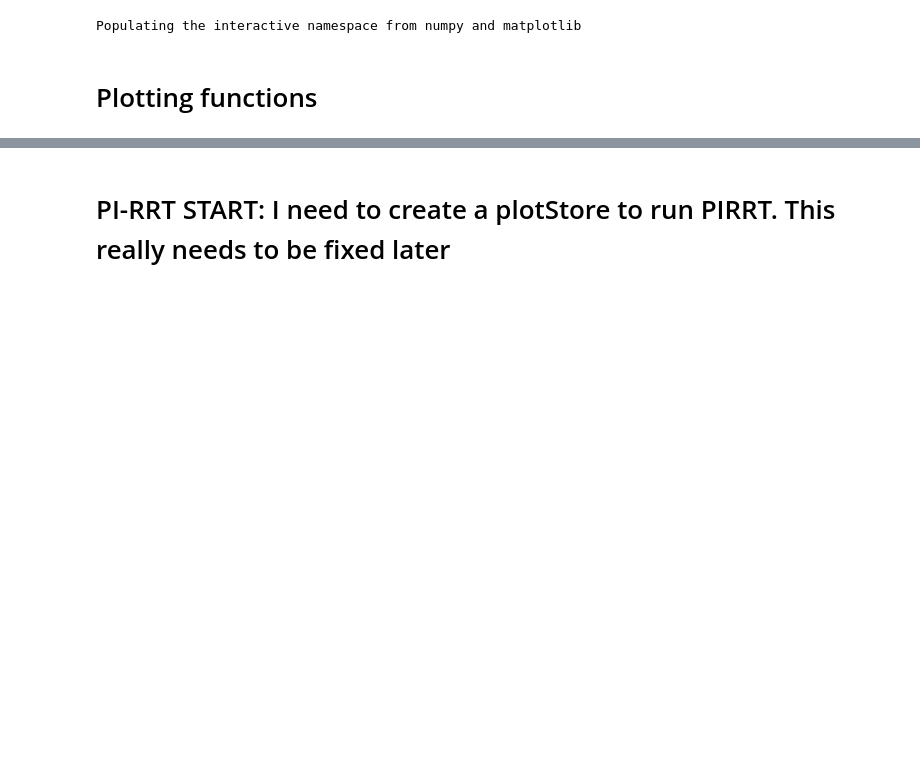
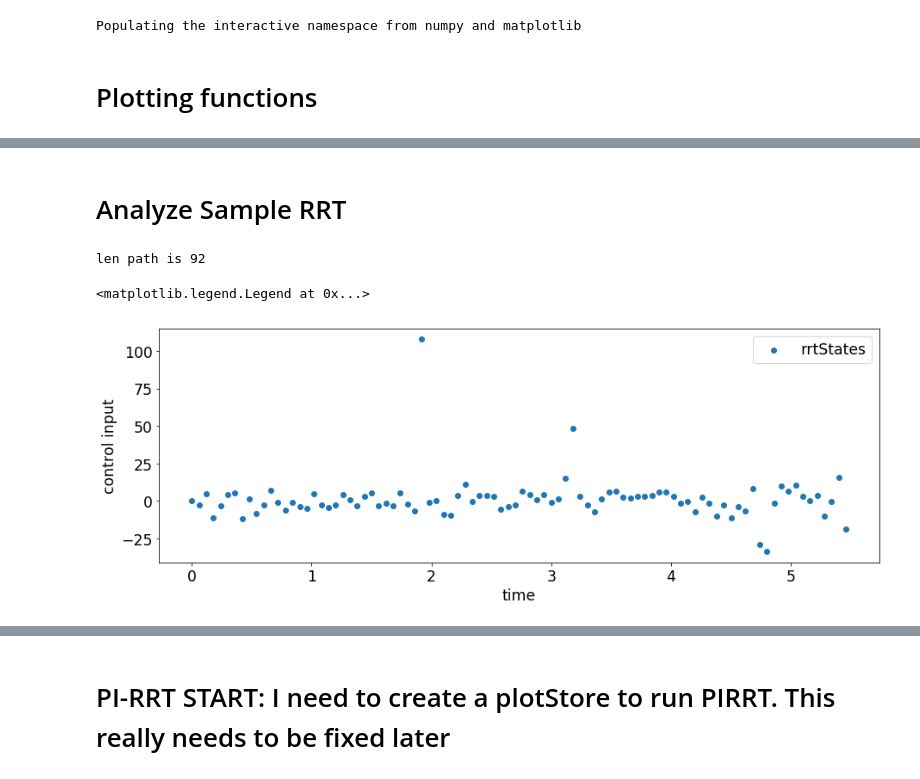
Before and after one commit to ankitkaushik/StochasticOptimalControl, a Jupyter notebook: PI_RRT.ipynb, the cells around one changed output, grey strips where cells are left out. Saved outputs shown, nothing was run; the diff lists cells and outputs as text; code cells hidden in the pictures; blank space fills up the shorter version.

```diff
--- a/PI_RRT.ipynb
+++ b/PI_RRT.ipynb
@@ -150,0 +243,2 @@ with open('/home/ankit/Documents/Thesis/StochasticOptimalControl/variables.yaml'
+# %%
+RRTload = dill.load(open('/home/ankit/Documents/Thesis/12_11_19_10_52_10_double_obstacle_alpha_0.5/PI_RRT_7.p','rb'))
@@ -150,0 +251,2 @@ with open('/home/ankit/Documents/Thesis/StochasticOptimalControl/variables.yaml'
+# %%
+pi_rrt = dill.load(open('/home/ankit/Documents/Thesis/12_11_19_10_52_10_double_obstacle_alpha_0.5/PI_RRT_7.p','rb'))
@@ -150,0 +273,15 @@ with open('/home/ankit/Documents/Thesis/StochasticOptimalControl/variables.yaml'
+# %% [markdown]
+# Analyze Sample RRT
+# %%
+rrtStates = pi_rrt.constructStatesMatrix(sampleRRT.pathReversed)
+controlSplineRRT = interp1d(rrtStates[:, 3], rrtStates[:, 4], fill_value='extrapolate')
+# %% [output]
+len path is 92
+# %%
+scatter(rrtStates[:,3],rrtStates[:,4])
+xlabel('time')
+ylabel('control input')
+legend(['rrtStates'])
+# %% [output]
+<matplotlib.legend.Legend at 0x...>
+[figure, added]
```
Also changed, not shown: parts of 80 cells of this notebook, 8 other files.
